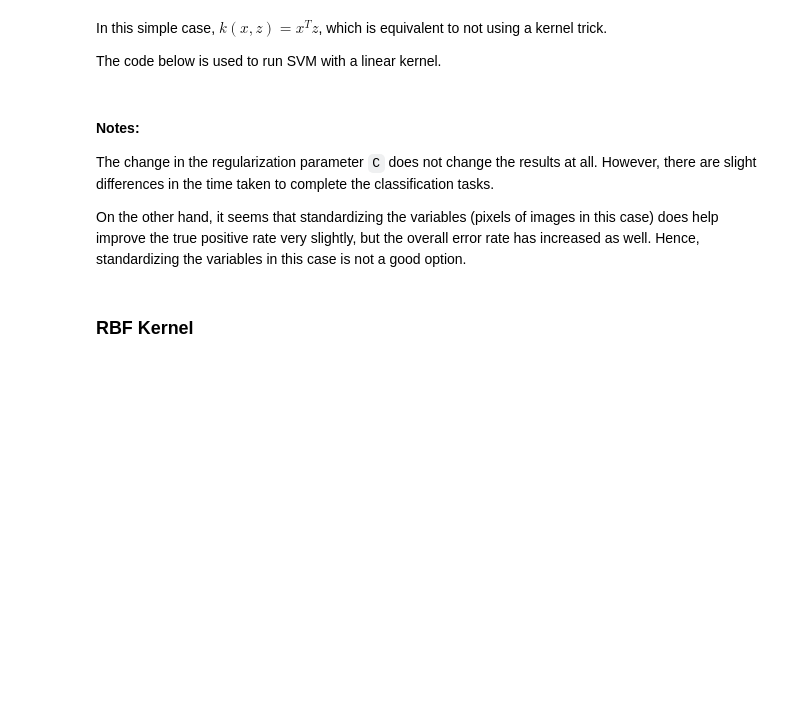
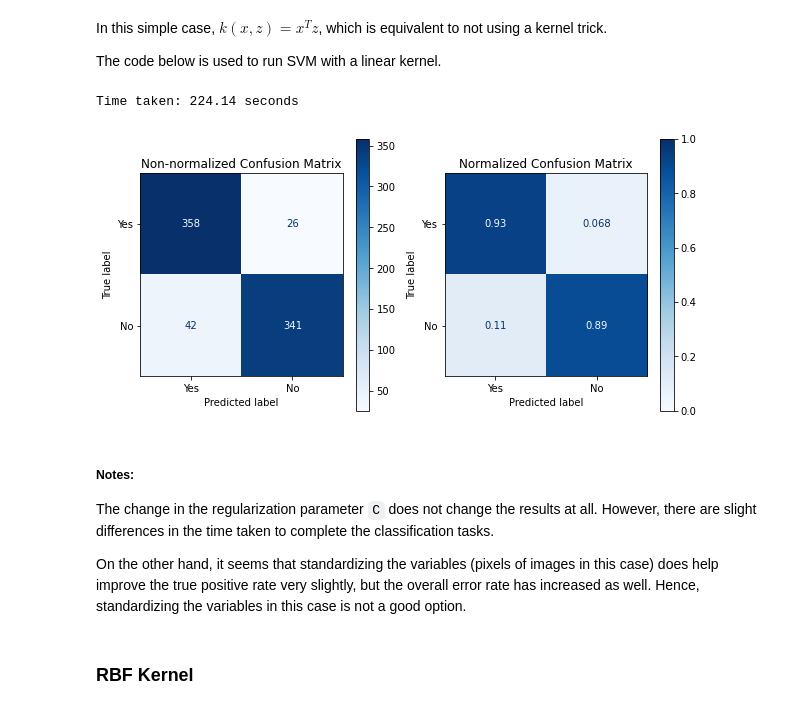
Before and after one commit to zengfung/MaskDetectionWithPython, a Jupyter notebook: Machine Learning Classification and Analysis.ipynb, the cells around one changed output. Drawn from its saved outputs; the diff is of its cells as text; code cells hidden in the pictures; blank space fills up the shorter version.

```diff
--- a/Machine Learning Classification and Analysis.ipynb
+++ b/Machine Learning Classification and Analysis.ipynb
@@ -51,8 +28,6 @@ One of the issues I faced in the project is the slight lack of data. The reasons
 PERCENTAGE_OF_TRAIN = 0.8
 
 import pandas as pd
-import random
-import math as m
 import numpy as np
 from sklearn.model_selection import train_test_split
 
@@ -63,8 +38,8 @@ full_data = pd.read_csv('mask.csv', header = 0)
 with_mask = full_data[full_data.with_mask == 'Yes']
 without_mask = full_data[full_data.with_mask == 'No']
 
-(train_x_withmask, test_x_withmask, train_y_withmask, test_y_withmask) = train_test_split(with_mask.iloc[:,1:], with_mask.iloc[:,0], train_size = 0.8, test_size = 0.2, random_state = 1)
-(train_x_withoutmask, test_x_withoutmask, train_y_withoutmask, test_y_withoutmask) = train_test_split(without_mask.iloc[:,1:], without_mask.iloc[:,0], train_size = 0.8, test_size = 0.2, random_state = 1)
+(train_x_withmask, test_x_withmask, train_y_withmask, test_y_withmask) = train_test_split(with_mask.iloc[:,1:], with_mask.iloc[:,0], train_size = PERCENTAGE_OF_TRAIN, test_size = 1 - PERCENTAGE_OF_TRAIN, random_state = 1)
+(train_x_withoutmask, test_x_withoutmask, train_y_withoutmask, test_y_withoutmask) = train_test_split(without_mask.iloc[:,1:], without_mask.iloc[:,0], train_size = PERCENTAGE_OF_TRAIN, test_size = 1 - PERCENTAGE_OF_TRAIN, random_state = 1)
 
 train_x = np.vstack((train_x_withmask, train_x_withoutmask))
 train_y = pd.concat([train_y_withmask, train_y_withoutmask], axis = 0).reset_index(drop = True)
@@ -144,19 +106,22 @@ The code below is used to run SVM with a linear kernel.
 # %%
 from sklearn.svm import SVC
 from sklearn.metrics import confusion_matrix
 import time
 
 start = time.time()
-classifier1 = SVC(kernel = 'linear', C = 1)
-classifier1.fit(train_x, train_y)
-[[tp, fn], [fp, tn]] = plot_confmat(classifier1, test_x, test_y_true)
+classifier = SVC(kernel = 'linear', C = 1)
+classifier.fit(train_x, train_y)
+[[tp, fn], [fp, tn]] = plot_confmat(classifier, test_x, test_y_true)
 end = time.time()
 time_taken = end - start
 
 classification_result['SVM - Linear'] = {'Time' : time_taken,
                                       'True Positive' : tp,
                                       'True Negative' : tn,
                                       'False Positive' : fp,
                                       'False Negative' : fn}
 
 print('Time taken:', round(time_taken,2), 'seconds')
+# %% [output]
+Time taken: 224.14 seconds
+[figure, added]
@@ -166,5 +128,5 @@ del classifier1
 # %% [markdown]
-#### Notes:
+##### Notes:
 
 The change in the regularization parameter `C` does not change the results at all. However, there are slight differences in the time taken to complete the classification tasks.
 
```
Also changed, not shown: parts of 87 cells of this notebook.
